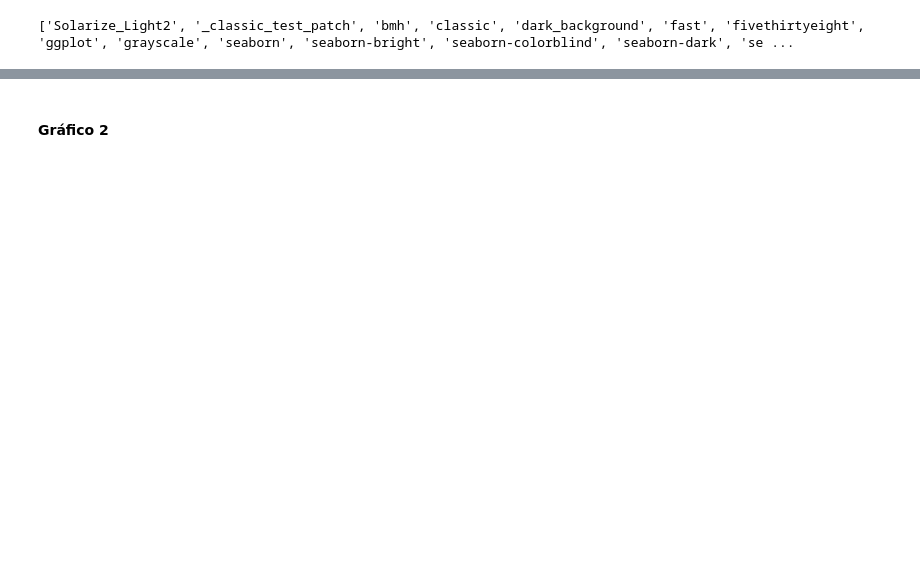
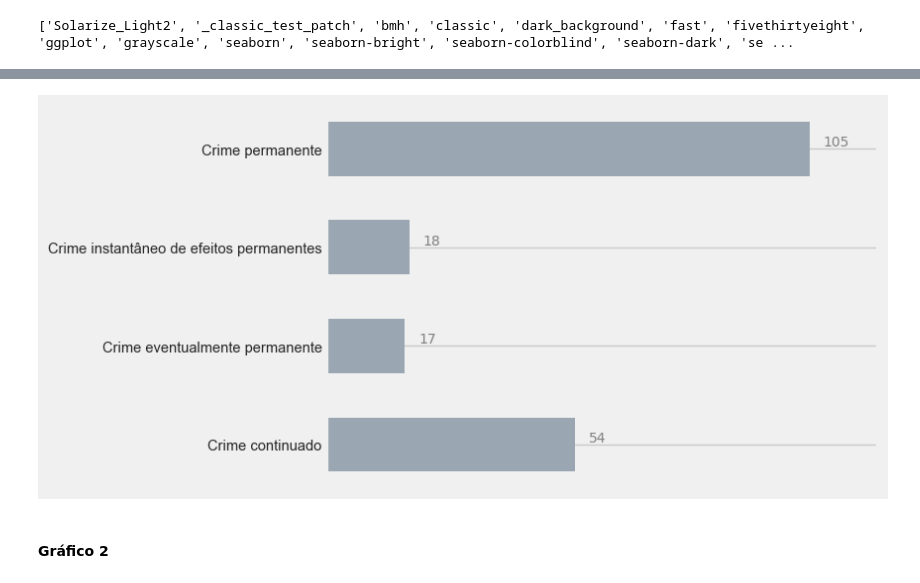
Before and after one commit to fernandovieira1/Conaci, a Jupyter notebook: compilacaoJulgados.ipynb, the cells around one changed output, grey strips where cells are left out. Drawn from its saved outputs; the diff is of its cells as text; code cells hidden in the pictures; blank space fills up the shorter version.

```diff
--- a/compilacaoJulgados.ipynb
+++ b/compilacaoJulgados.ipynb
@@ -218,3 +215,19 @@ plt.savefig("/Users/fernandovieira/Desktop/test_dpi_500.png", dpi = 500)
+# %%
+plt.style.use("fivethirtyeight")
+plt.rc('ytick', labelsize=10.5)
+hfont = {'fontname':'Arial'}
+
+fig, ax = plt.subplots()
+width = 0.55
+plt.barh(x, y, width, color="#9aa6b1")
+plt.yticks(**hfont, color="#272626")
+plt.xlim(0, 120)
+ax.set_xticks([])
+
+for i, v in enumerate(y):
+    ax.text(v + 3, i+0.03, str(v), fontsize=10, color="gray")
+# %% [output]
+[figure, added]
 # %% [markdown]
 #### Gráfico 2
 # %%
```
Also changed, not shown: parts of 32 cells of this notebook, 2 other files.
